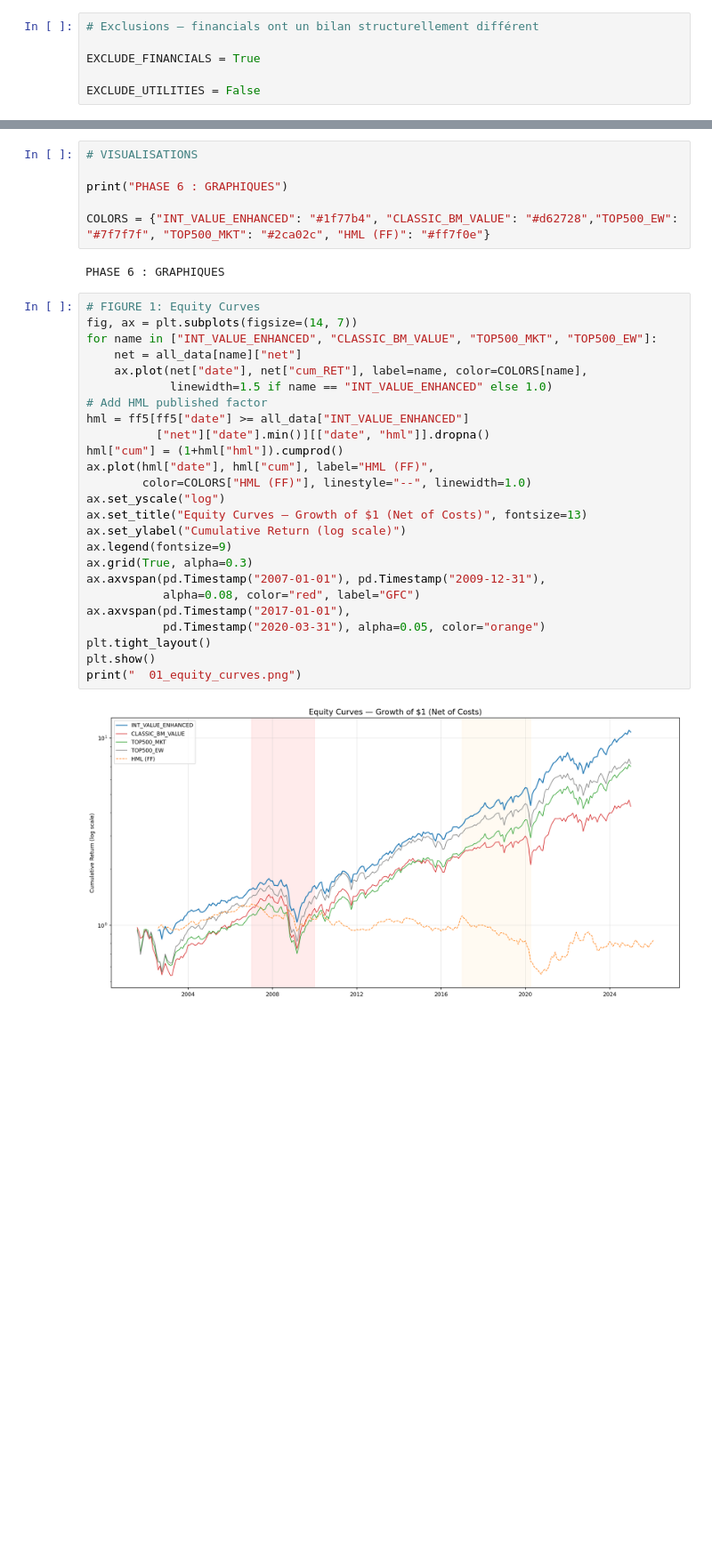
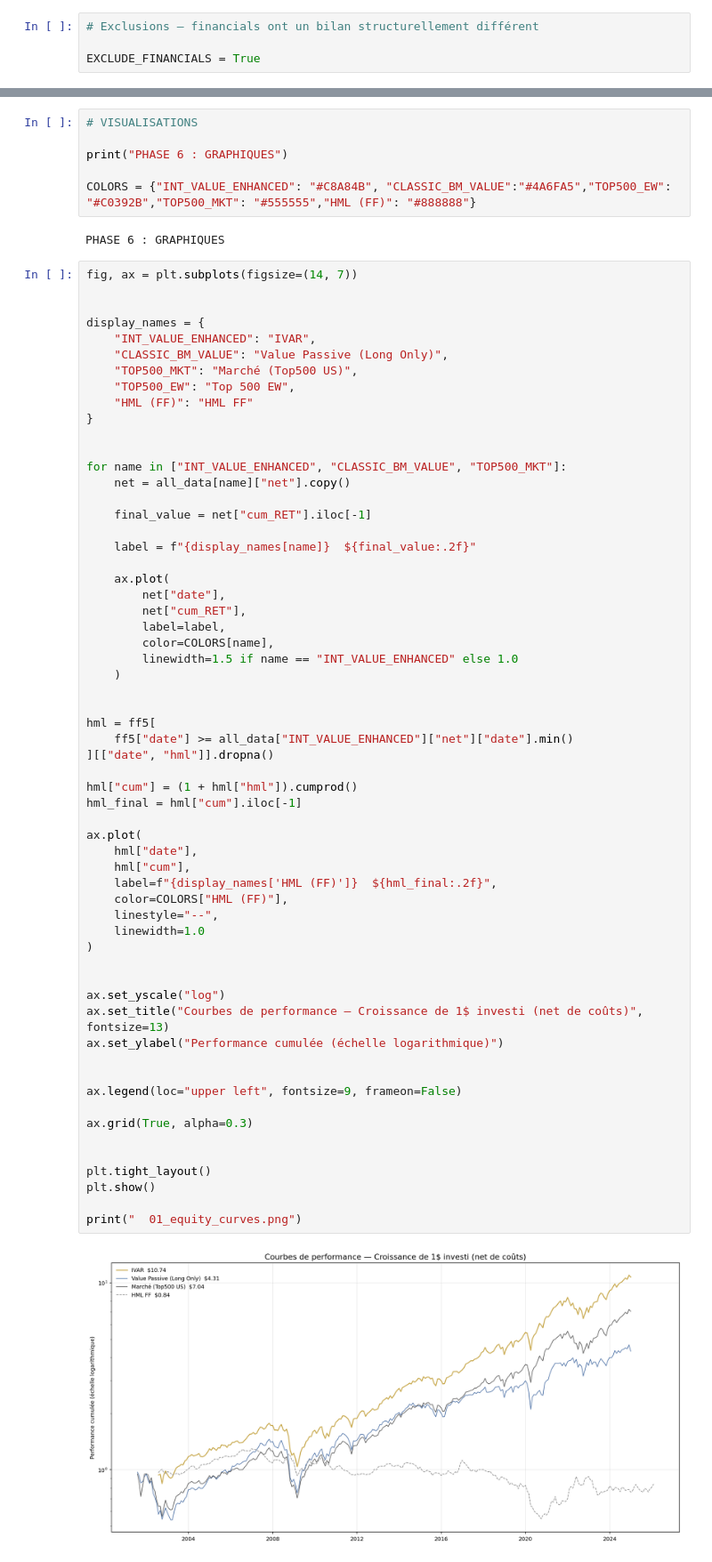
Before and after one commit to YassineOueriemmi/IVAR-Backtest-RP, a Jupyter notebook: Backtest.ipynb, the cells around one changed output, grey strips where cells are left out. Shown at 89% size. Cells and saved outputs as stored; diff of their text form; blank space fills up the shorter version.

```diff
--- a/Backtest.ipynb
+++ b/Backtest.ipynb
@@ -122,8 +114,6 @@ Conserver les utilities préserve la **diversification sectorielle** et la cohé
 # Exclusions — financials ont un bilan structurellement différent
 
 EXCLUDE_FINANCIALS = True
-
-EXCLUDE_UTILITIES = False
 # %% [markdown]
 ## Séparation In-Sample / Out-of-Sample — Justifications
 
@@ -1725,34 +1715,69 @@ Pendant la période la plus difficile pour la value (**2007–2020**), IVAR gén
 
 print("PHASE 6 : GRAPHIQUES")
 
-COLORS = {"INT_VALUE_ENHANCED": "#1f77b4", "CLASSIC_BM_VALUE": "#d62728","TOP500_EW": "#7f7f7f", "TOP500_MKT": "#2ca02c", "HML (FF)": "#ff7f0e"}
+COLORS = {"INT_VALUE_ENHANCED": "#C8A84B", "CLASSIC_BM_VALUE":"#4A6FA5","TOP500_EW": "#C0392B","TOP500_MKT": "#555555","HML (FF)": "#888888"}
 # %% [output]
 PHASE 6 : GRAPHIQUES
 # %%
-# FIGURE 1: Equity Curves
 fig, ax = plt.subplots(figsize=(14, 7))
-for name in ["INT_VALUE_ENHANCED", "CLASSIC_BM_VALUE", "TOP500_MKT", "TOP500_EW"]:
-    net = all_data[name]["net"]
-    ax.plot(net["date"], net["cum_RET"], label=name, color=COLORS[name],
-            linewidth=1.5 if name == "INT_VALUE_ENHANCED" else 1.0)
-# Add HML published factor
-hml = ff5[ff5["date"] >= all_data["INT_VALUE_ENHANCED"]
-          ["net"]["date"].min()][["date", "hml"]].dropna()
-hml["cum"] = (1+hml["hml"]).cumprod()
-ax.plot(hml["date"], hml["cum"], label="HML (FF)",
-        color=COLORS["HML (FF)"], linestyle="--", linewidth=1.0)
+
+
+display_names = {
+    "INT_VALUE_ENHANCED": "IVAR",
+    "CLASSIC_BM_VALUE": "Value Passive (Long Only)",
+    "TOP500_MKT": "Marché (Top500 US)",
+    "TOP500_EW": "Top 500 EW",
+    "HML (FF)": "HML FF"
+}
+
+
+for name in ["INT_VALUE_ENHANCED", "CLASSIC_BM_VALUE", "TOP500_MKT"]:
+    net = all_data[name]["net"].copy()
+
+    final_value = net["cum_RET"].iloc[-1]
+
+    label = f"{display_names[name]}  ${final_value:.2f}"
+
+    ax.plot(
+        net["date"],
+        net["cum_RET"],
+        label=label,
+        color=COLORS[name],
+        linewidth=1.5 if name == "INT_VALUE_ENHANCED" else 1.0
+    )
+
+
+hml = ff5[
+    ff5["date"] >= all_data["INT_VALUE_ENHANCED"]["net"]["date"].min()
+][["date", "hml"]].dropna()
+
+hml["cum"] = (1 + hml["hml"]).cumprod()
+hml_final = hml["cum"].iloc[-1]
+
+ax.plot(
+    hml["date"],
+    hml["cum"],
+    label=f"{display_names['HML (FF)']}  ${hml_final:.2f}",
+    color=COLORS["HML (FF)"],
+    linestyle="--",
+    linewidth=1.0
+)
+
+
 ax.set_yscale("log")
-ax.set_title("Equity Curves — Growth of $1 (Net of Costs)", fontsize=13)
-ax.set_ylabel("Cumulative Return (log scale)")
-ax.legend(fontsize=9)
+ax.set_title("Courbes de performance — Croissance de 1$ investi (net de coûts)", fontsize=13)
+ax.set_ylabel("Performance cumulée (échelle logarithmique)")
+
+
+ax.legend(loc="upper left", fontsize=9, frameon=False)
+
 ax.grid(True, alpha=0.3)
-ax.axvspan(pd.Timestamp("2007-01-01"), pd.Timestamp("2009-12-31"),
-           alpha=0.08, color="red", label="GFC")
-ax.axvspan(pd.Timestamp("2017-01-01"),
-           pd.Timestamp("2020-03-31"), alpha=0.05, color="orange")
+
+
 plt.tight_layout()
 plt.show()
+
 print("  01_equity_curves.png")
 # %% [output]
-[figure, old version]
+[figure, new version]
   01_equity_curves.png
```
Also changed, not shown: parts of 22 cells of this notebook.
